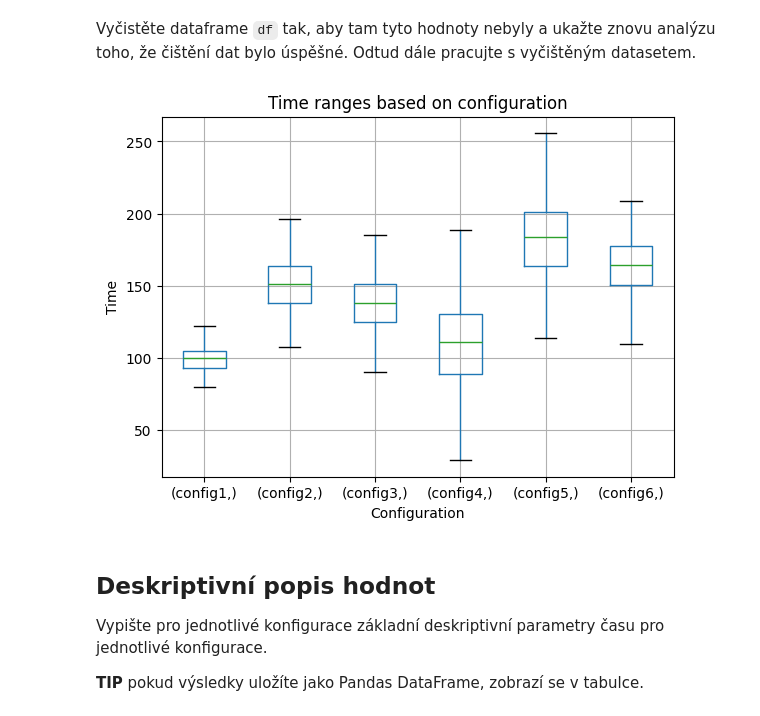
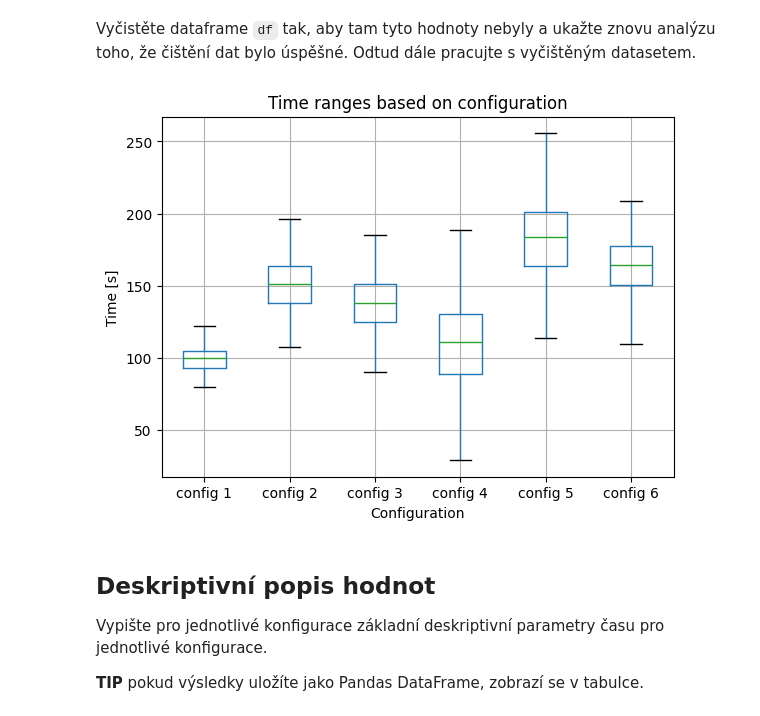
Before and after one commit to FITlifeSADGE/MSP, a Jupyter notebook: proj1.ipynb, the cells around one changed output. Cells and saved outputs as stored; diff of their text form; code cells hidden in the pictures.

```diff
--- a/proj1.ipynb
+++ b/proj1.ipynb
@@ -106,37 +110,41 @@ Vyčistěte dataframe `df` tak, aby tam tyto hodnoty nebyly a ukažte znovu anal
 grouped = df.groupby("conf")["time"]
 
 data = {}
 for conf, time in grouped:
     statistics = time.describe()
     IQR = statistics["75%"] - statistics["25%"]
     lower = statistics["25%"] - 1.5 * IQR
     upper = statistics["75%"] + 1.5 * IQR
     data[conf] = {
         'lower': lower,
         'upper': upper
     }
 
 def filter_rows(row):
     conf = row['conf']
     time = row['time']
     if conf in data:
         conf_range = data[conf]
         lower_bound = conf_range['lower']
         upper_bound = conf_range['upper']
         if lower_bound <= time <= upper_bound:
             return True
     return False
 
 filtered_df = df[df.apply(filter_rows, axis=1)]
 
-boxplot = df.boxplot(column=["time"], by=["conf"])
+boxplot = filtered_df.boxplot(column=["time"], by=["conf"])
+
+new_xtick_labls = ["config 1","config 2","config 3","config 4","config 5","config 6",]
+boxplot.set_xticklabels(new_xtick_labls)
+boxplot.set_xlabel("Configuration")
+boxplot.set_ylabel("Time [s]")
+
 plt.suptitle("")
 plt.title("Time ranges based on configuration")
-plt.xlabel("Configuration")
-plt.ylabel("Time")
 plt.show()
 # %% [output]
-[figure, old version]
+[figure, new version]
 # %% [markdown]
 ## Deskriptivní popis hodnot
 Vypište pro jednotlivé konfigurace základní deskriptivní parametry času pro jednotlivé konfigurace.
```
Also changed, not shown: parts of 5 cells of this notebook.
